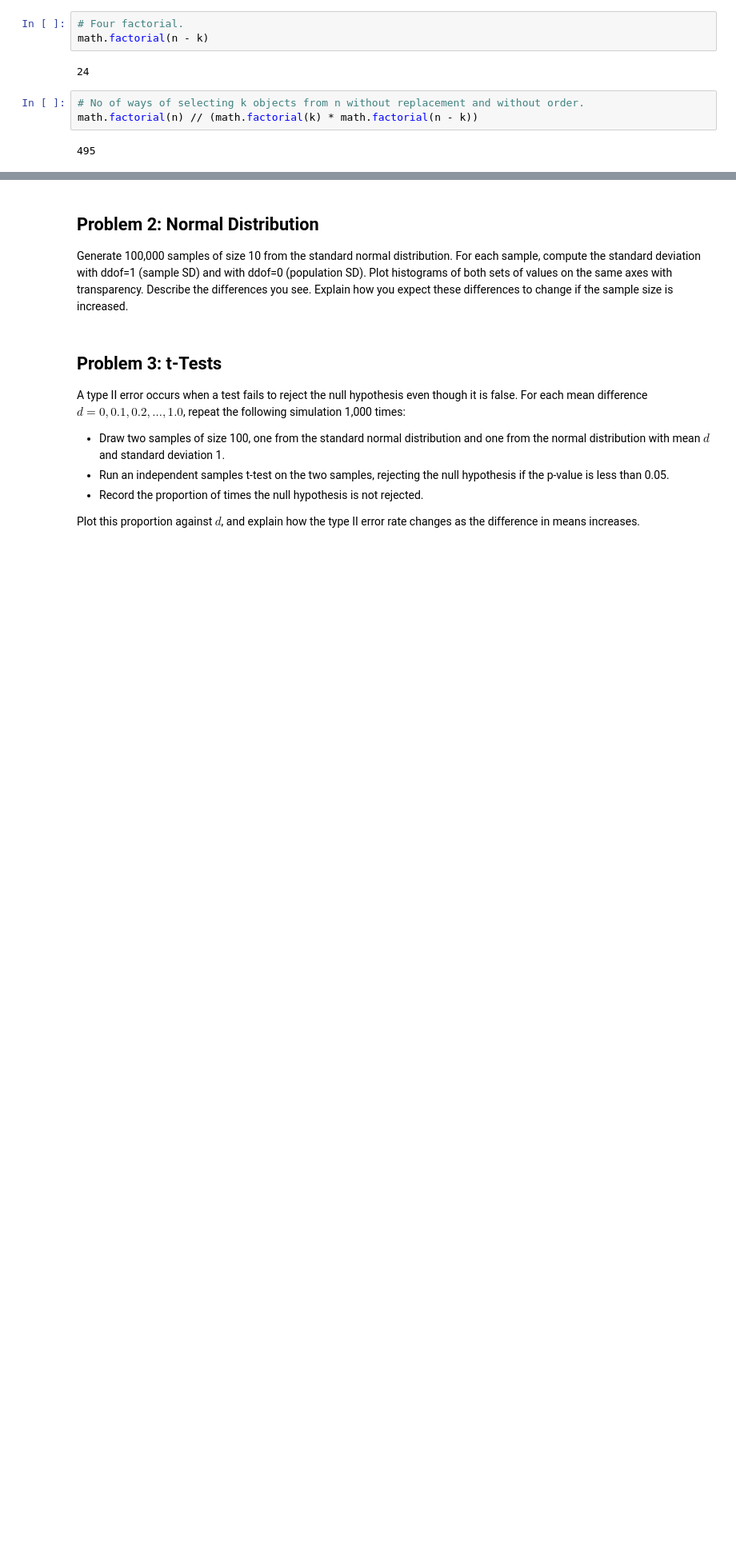
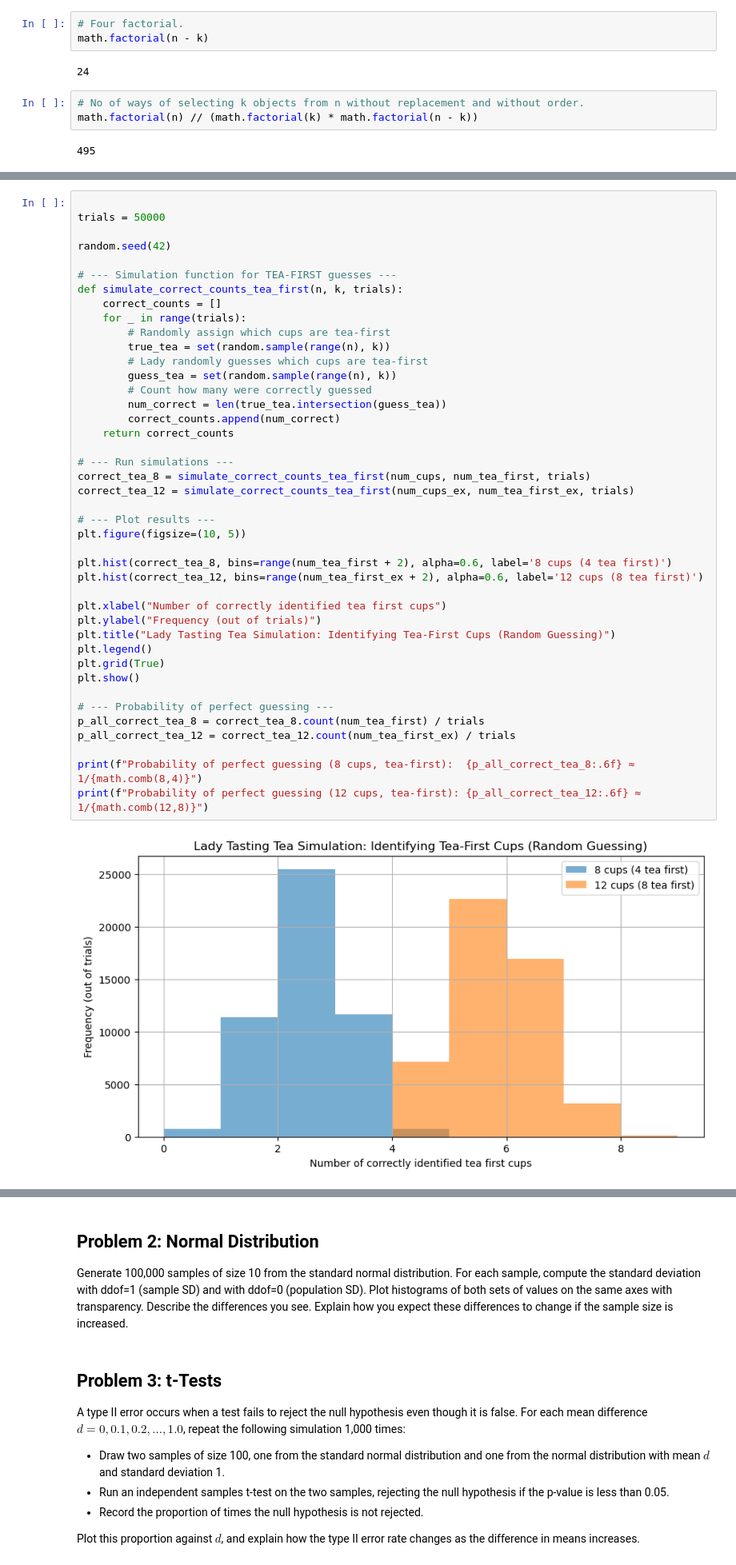
Before and after one commit to mondbr/applied_statistic, a Jupyter notebook: problems.ipynb, the cells around one changed output, grey strips where cells are left out. Shown at 80% size. Drawn from its saved outputs; the diff is of its cells as text; blank space fills up the shorter version.

```diff
--- a/problems.ipynb
+++ b/problems.ipynb
@@ -230,0 +424,44 @@ math.factorial(n) // (math.factorial(k) * math.factorial(n - k))
+# %%
+
+trials = 50000
+
+random.seed(42)
+
+# --- Simulation function for TEA-FIRST guesses ---
+def simulate_correct_counts_tea_first(n, k, trials):
+    correct_counts = []
+    for _ in range(trials):
+        # Randomly assign which cups are tea-first
+        true_tea = set(random.sample(range(n), k))
+        # Lady randomly guesses which cups are tea-first
+        guess_tea = set(random.sample(range(n), k))
+        # Count how many were correctly guessed
+        num_correct = len(true_tea.intersection(guess_tea))
+        correct_counts.append(num_correct)
+    return correct_counts
+
+# --- Run simulations ---
+correct_tea_8 = simulate_correct_counts_tea_first(num_cups, num_tea_first, trials)
+correct_tea_12 = simulate_correct_counts_tea_first(num_cups_ex, num_tea_first_ex, trials)
+
+# --- Plot results ---
+plt.figure(figsize=(10, 5))
+
+plt.hist(correct_tea_8, bins=range(num_tea_first + 2), alpha=0.6, label='8 cups (4 tea first)')
+plt.hist(correct_tea_12, bins=range(num_tea_first_ex + 2), alpha=0.6, label='12 cups (8 tea first)')
+
+plt.xlabel("Number of correctly identified tea first cups")
+plt.ylabel("Frequency (out of trials)")
+plt.title("Lady Tasting Tea Simulation: Identifying Tea-First Cups (Random Guessing)")
+plt.legend()
+plt.grid(True)
+plt.show()
+
+# --- Probability of perfect guessing ---
+p_all_correct_tea_8 = correct_tea_8.count(num_tea_first) / trials
+p_all_correct_tea_12 = correct_tea_12.count(num_tea_first_ex) / trials
+
+print(f"Probability of perfect guessing (8 cups, tea-first):  {p_all_correct_tea_8:.6f} ≈ 1/{math.comb(8,4)}")
+print(f"Probability of perfect guessing (12 cups, tea-first): {p_all_correct_tea_12:.6f} ≈ 1/{math.comb(12,8)}")
+# %% [output]
+[figure, added]
```
Also changed, not shown: parts of 23 cells of this notebook.
